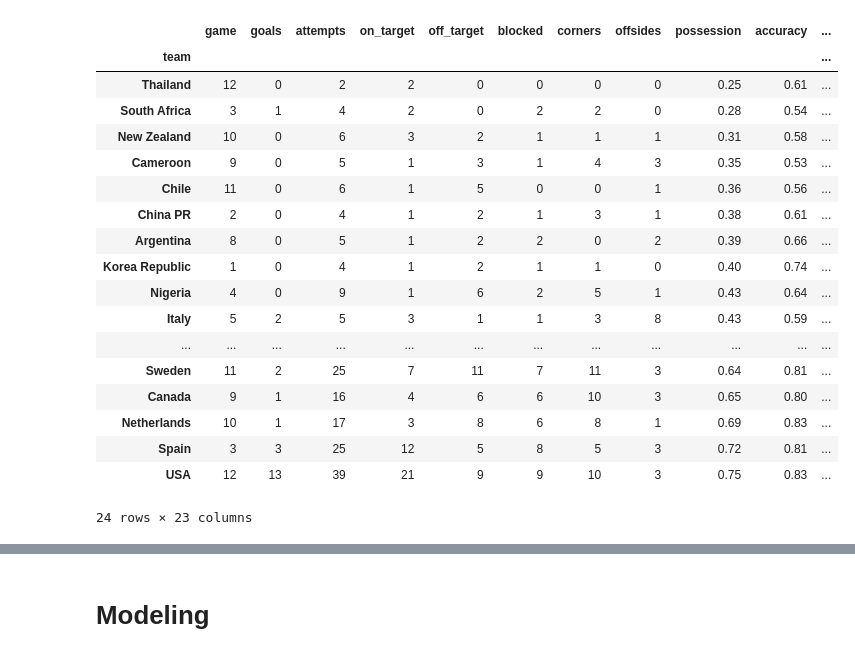
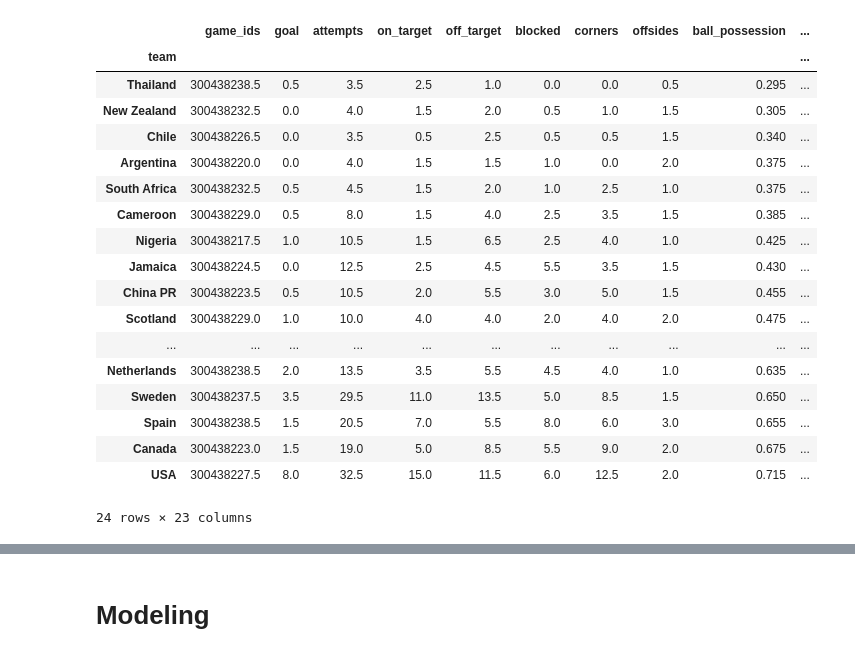
Before and after one commit to Jbrancazio/fwwc_predictor, a Jupyter notebook: FWWC_Predictor.ipynb, the cells around one changed output, grey strips where cells are left out. Cells and saved outputs as stored; diff of their text form; code cells hidden in the pictures.

```diff
--- a/FWWC_Predictor.ipynb
+++ b/FWWC_Predictor.ipynb
@@ -69,3 +10,7 @@ raw_df
+# %%
+data = pd.read_csv("FWWW.csv")
+# %%
+data.drop("Unnamed: 0",axis=1,inplace=True)
 # %%
 def clean_data(df):
 
@@ -102,5 +66,5 @@ clean_data(raw_df)
 # %%
-average_df=raw_df.groupby("team").mean()
+average_df=data.groupby("team").mean()
 # %%
 average_df
 # %% [output]
@@ -157,23 +121,23 @@ plt.savefig("Round_1_Correlation_graph.png")
 # %%
-average_df.sort_values(by="possession",axis=0)
+average_df.sort_values(by="ball_possession",axis=0)
 # %% [output]
-|  | game | goals | attempts | on_target | off_target | blocked | corners | offsides | possession | accuracy | ... |
-| team |  |  |  |  |  |  |  |  |  |  | ... |
-| Thailand | 12 | 0 | 2 | 2 | 0 | 0 | 0 | 0 | 0.25 | 0.61 | ... |
-| South Africa | 3 | 1 | 4 | 2 | 0 | 2 | 2 | 0 | 0.28 | 0.54 | ... |
-| New Zealand | 10 | 0 | 6 | 3 | 2 | 1 | 1 | 1 | 0.31 | 0.58 | ... |
-| Cameroon | 9 | 0 | 5 | 1 | 3 | 1 | 4 | 3 | 0.35 | 0.53 | ... |
-| Chile | 11 | 0 | 6 | 1 | 5 | 0 | 0 | 1 | 0.36 | 0.56 | ... |
-| China PR | 2 | 0 | 4 | 1 | 2 | 1 | 3 | 1 | 0.38 | 0.61 | ... |
-| Argentina | 8 | 0 | 5 | 1 | 2 | 2 | 0 | 2 | 0.39 | 0.66 | ... |
-| Korea Republic | 1 | 0 | 4 | 1 | 2 | 1 | 1 | 0 | 0.40 | 0.74 | ... |
-| Nigeria | 4 | 0 | 9 | 1 | 6 | 2 | 5 | 1 | 0.43 | 0.64 | ... |
-| Italy | 5 | 2 | 5 | 3 | 1 | 1 | 3 | 8 | 0.43 | 0.59 | ... |
-| ... | ... | ... | ... | ... | ... | ... | ... | ... | ... | ... | ... |
-| Sweden | 11 | 2 | 25 | 7 | 11 | 7 | 11 | 3 | 0.64 | 0.81 | ... |
-| Canada | 9 | 1 | 16 | 4 | 6 | 6 | 10 | 3 | 0.65 | 0.80 | ... |
-| Netherlands | 10 | 1 | 17 | 3 | 8 | 6 | 8 | 1 | 0.69 | 0.83 | ... |
-| Spain | 3 | 3 | 25 | 12 | 5 | 8 | 5 | 3 | 0.72 | 0.81 | ... |
-| USA | 12 | 13 | 39 | 21 | 9 | 9 | 10 | 3 | 0.75 | 0.83 | ... |
+|  | game_ids | goal | attempts | on_target | off_target | blocked | corners | offsides | ball_possession | ... |
+| team |  |  |  |  |  |  |  |  |  | ... |
+| Thailand | 300438238.5 | 0.5 | 3.5 | 2.5 | 1.0 | 0.0 | 0.0 | 0.5 | 0.295 | ... |
+| New Zealand | 300438232.5 | 0.0 | 4.0 | 1.5 | 2.0 | 0.5 | 1.0 | 1.5 | 0.305 | ... |
+| Chile | 300438226.5 | 0.0 | 3.5 | 0.5 | 2.5 | 0.5 | 0.5 | 1.5 | 0.340 | ... |
+| Argentina | 300438220.0 | 0.0 | 4.0 | 1.5 | 1.5 | 1.0 | 0.0 | 2.0 | 0.375 | ... |
+| South Africa | 300438232.5 | 0.5 | 4.5 | 1.5 | 2.0 | 1.0 | 2.5 | 1.0 | 0.375 | ... |
+| Cameroon | 300438229.0 | 0.5 | 8.0 | 1.5 | 4.0 | 2.5 | 3.5 | 1.5 | 0.385 | ... |
+| Nigeria | 300438217.5 | 1.0 | 10.5 | 1.5 | 6.5 | 2.5 | 4.0 | 1.0 | 0.425 | ... |
+| Jamaica | 300438224.5 | 0.0 | 12.5 | 2.5 | 4.5 | 5.5 | 3.5 | 1.5 | 0.430 | ... |
+| China PR | 300438223.5 | 0.5 | 10.5 | 2.0 | 5.5 | 3.0 | 5.0 | 1.5 | 0.455 | ... |
+| Scotland | 300438229.0 | 1.0 | 10.0 | 4.0 | 4.0 | 2.0 | 4.0 | 2.0 | 0.475 | ... |
+| ... | ... | ... | ... | ... | ... | ... | ... | ... | ... | ... |
+| Netherlands | 300438238.5 | 2.0 | 13.5 | 3.5 | 5.5 | 4.5 | 4.0 | 1.0 | 0.635 | ... |
+| Sweden | 300438237.5 | 3.5 | 29.5 | 11.0 | 13.5 | 5.0 | 8.5 | 1.5 | 0.650 | ... |
+| Spain | 300438238.5 | 1.5 | 20.5 | 7.0 | 5.5 | 8.0 | 6.0 | 3.0 | 0.655 | ... |
+| Canada | 300438223.0 | 1.5 | 19.0 | 5.0 | 8.5 | 5.5 | 9.0 | 2.0 | 0.675 | ... |
+| USA | 300438227.5 | 8.0 | 32.5 | 15.0 | 11.5 | 6.0 | 12.5 | 2.0 | 0.715 | ... |
 24 rows × 23 columns
 # %%
```
Also changed, not shown: parts of 22 cells of this notebook, 51 other files.
